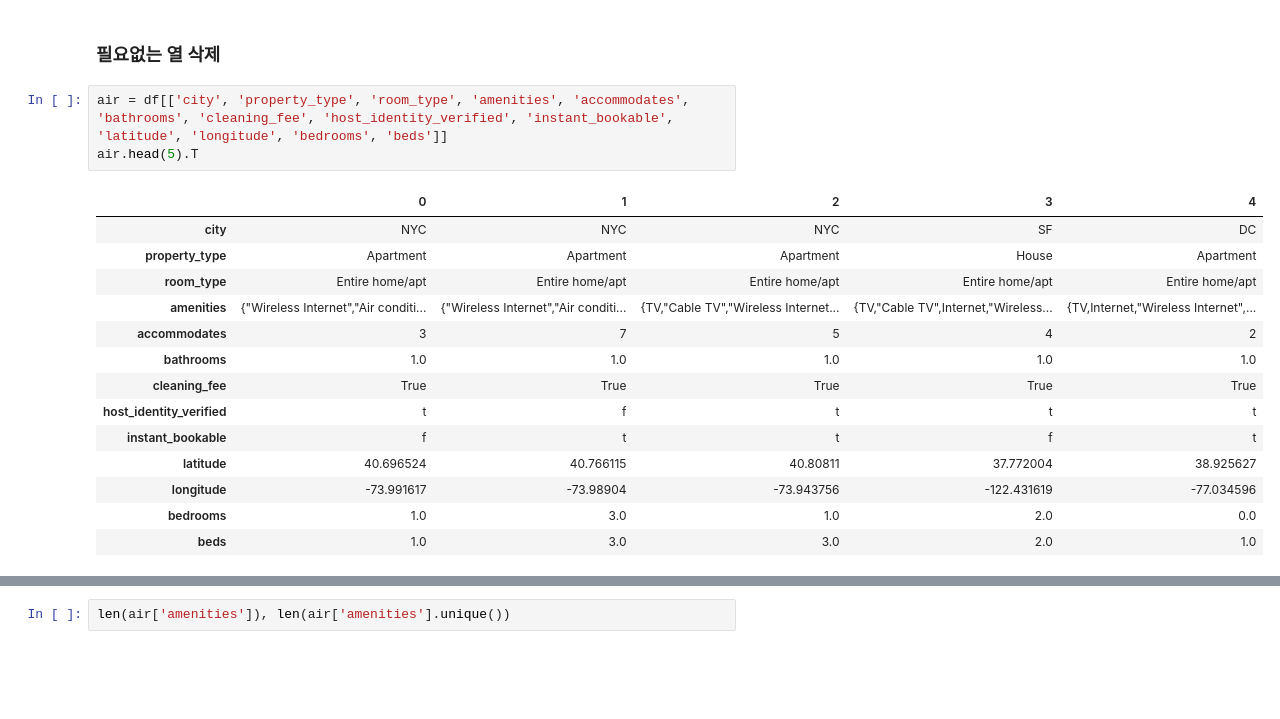
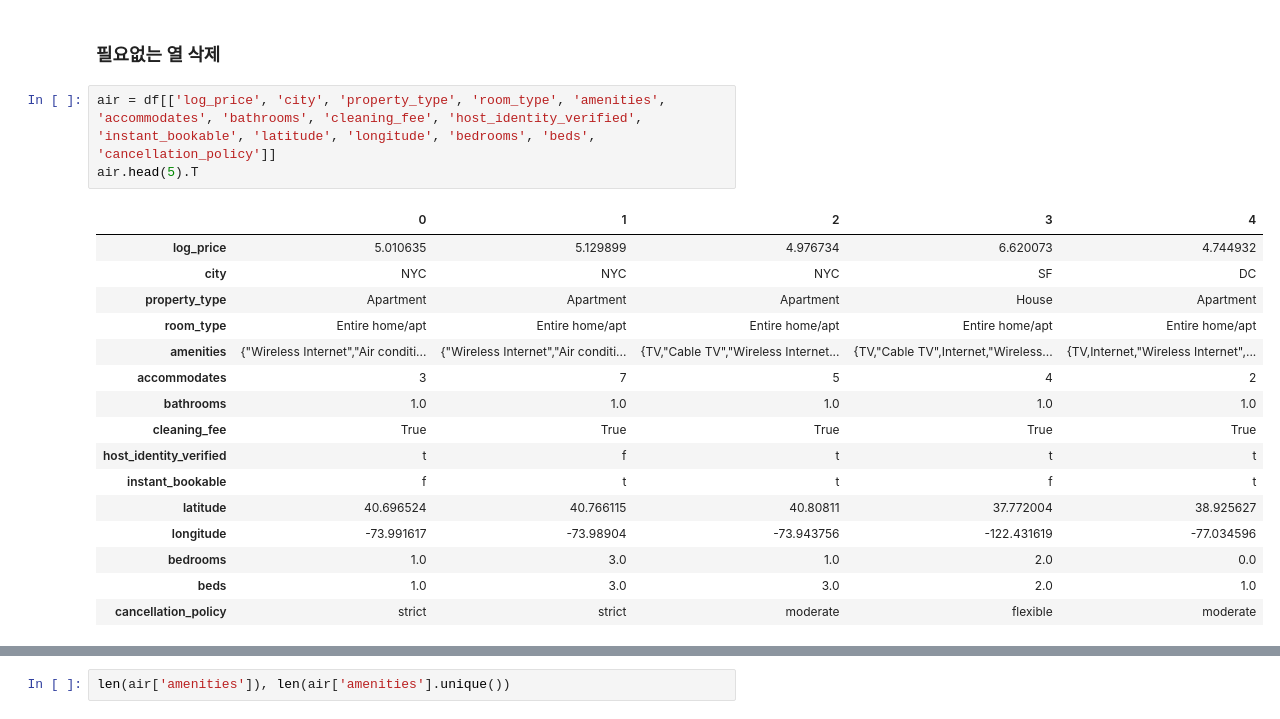
Before and after one commit to calebsuminkim/da_28_2nd_1team, a Jupyter notebook: 2ndproject.ipynb, the cells around one changed output, grey strips where cells are left out. Cells and saved outputs as stored; diff of their text form; blank space fills up the shorter version.

```diff
--- a/2ndproject.ipynb
+++ b/2ndproject.ipynb
@@ -90,10 +116,11 @@ len(df['number_of_reviews'])
 # %% [markdown]
 ### 필요없는 열 삭제
 # %%
-air = df[['city', 'property_type', 'room_type', 'amenities', 'accommodates', 'bathrooms', 'cleaning_fee', 'host_identity_verified', 'instant_bookable', 'latitude', 'longitude', 'bedrooms', 'beds']]
+air = df[['log_price', 'city', 'property_type', 'room_type', 'amenities', 'accommodates', 'bathrooms', 'cleaning_fee', 'host_identity_verified', 'instant_bookable', 'latitude', 'longitude', 'bedrooms', 'beds', 'cancellation_policy']]
 air.head(5).T
 # %% [output]
 |  | 0 | 1 | 2 | 3 | 4 |
+| log_price | 5.010635 | 5.129899 | 4.976734 | 6.620073 | 4.744932 |
 | city | NYC | NYC | NYC | SF | DC |
 | property_type | Apartment | Apartment | Apartment | House | Apartment |
 | room_type | Entire home/apt | Entire home/apt | Entire home/apt | Entire home/apt | Entire home/apt |
@@ -107,3 +134,4 @@ air.head(5).T
 | longitude | -73.991617 | -73.98904 | -73.943756 | -122.431619 | -77.034596 |
 | bedrooms | 1.0 | 3.0 | 1.0 | 2.0 | 0.0 |
 | beds | 1.0 | 3.0 | 3.0 | 2.0 | 1.0 |
+| cancellation_policy | strict | strict | moderate | flexible | moderate |
```
Also changed, not shown: parts of 130 cells of this notebook.
